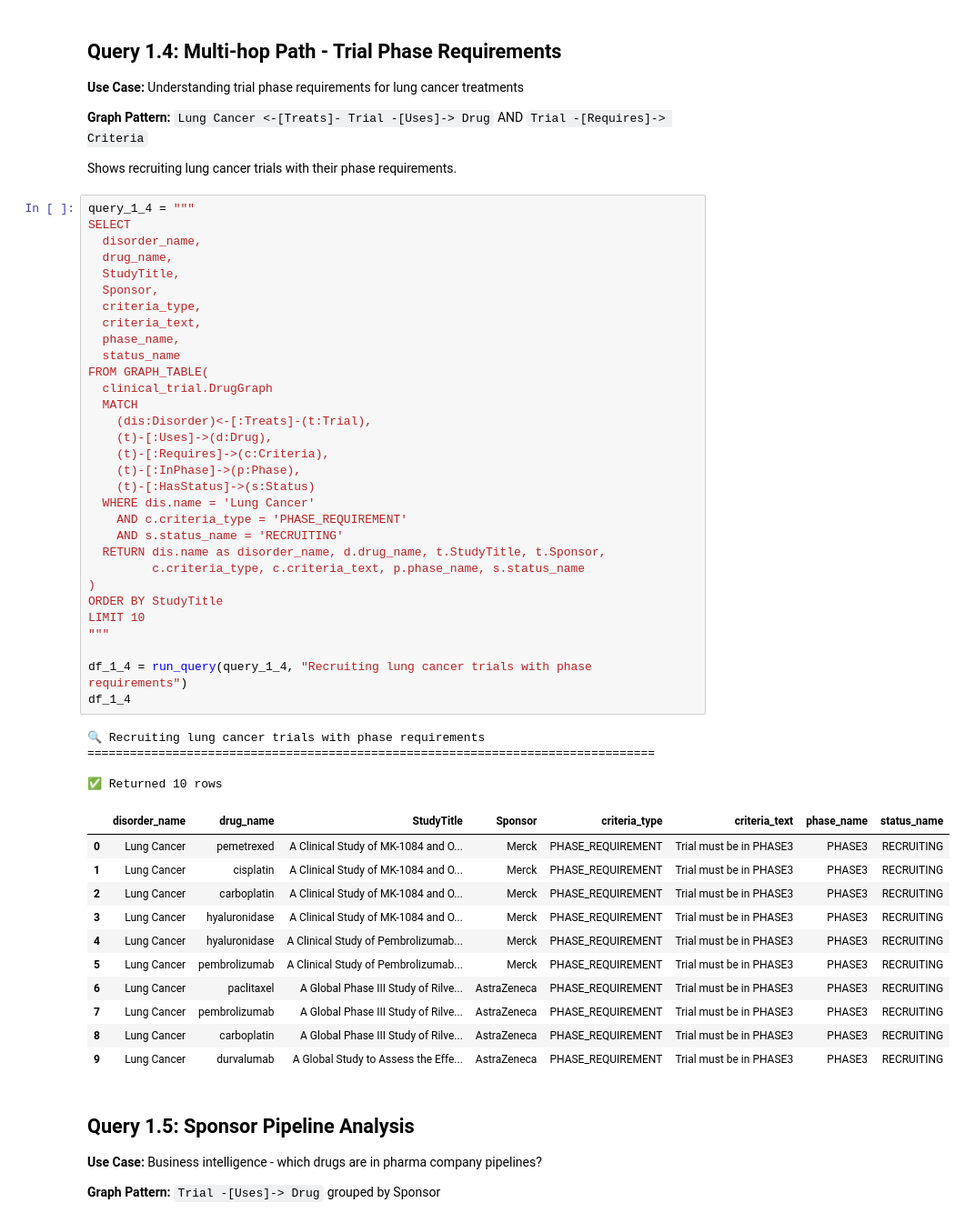
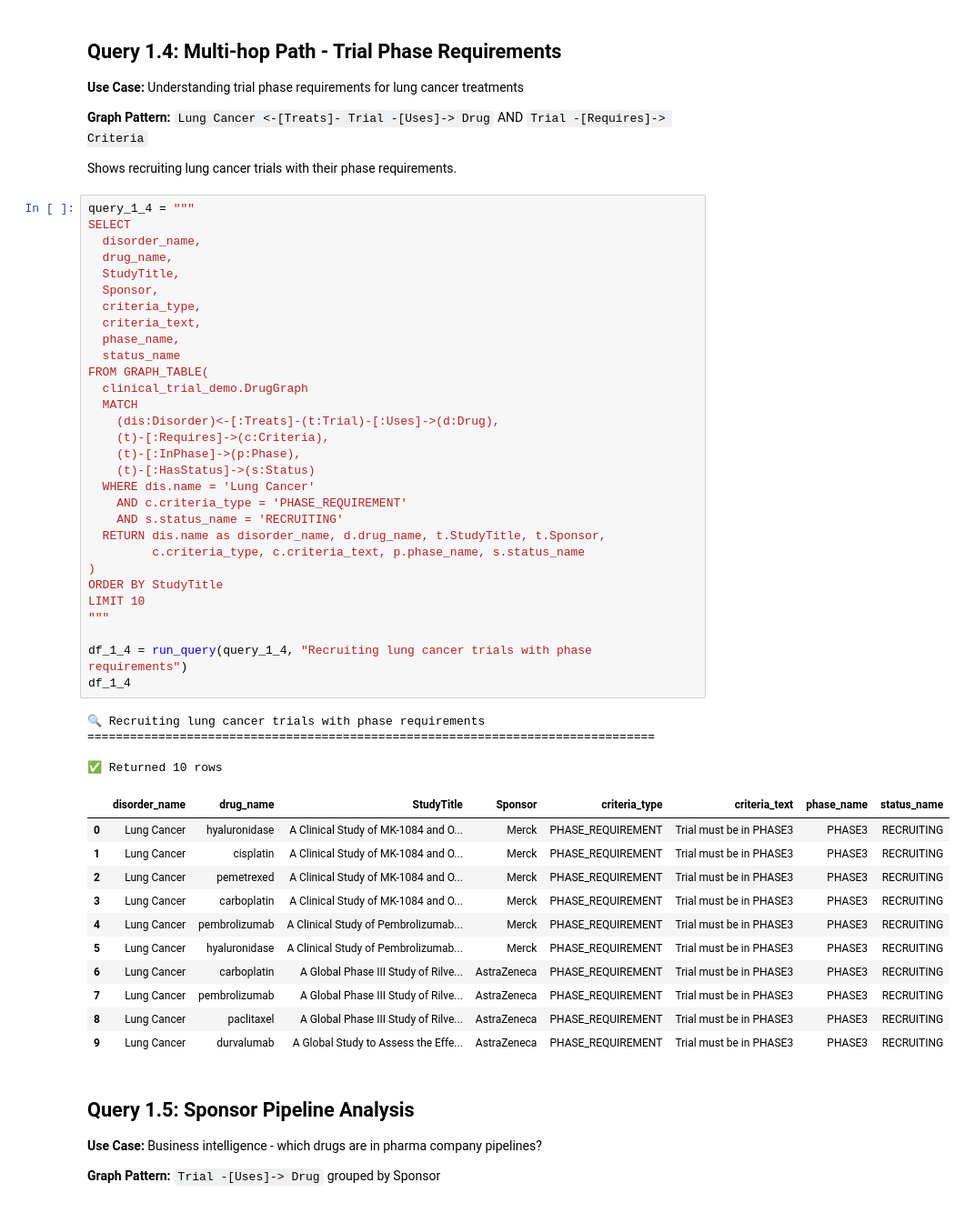
Before and after one commit to GoogleCloudPlatform/document-analytics-on-bigquery, a Jupyter notebook: notebooks/clinical_trials_graph_demo (1).ipynb, the cells around one changed output. Shown at 91% size. Saved outputs shown, nothing was run; the diff lists cells and outputs as text.

```diff
--- a/notebooks/clinical_trials_graph_demo (1).ipynb
+++ b/notebooks/clinical_trials_graph_demo (1).ipynb
@@ -224,45 +263,44 @@ SELECT
   drug_name,
   StudyTitle,
   Sponsor,
   criteria_type,
   criteria_text,
   phase_name,
   status_name
 FROM GRAPH_TABLE(
-  clinical_trial.DrugGraph
+  clinical_trial_demo.DrugGraph
   MATCH
-    (dis:Disorder)<-[:Treats]-(t:Trial),
-    (t)-[:Uses]->(d:Drug),
+    (dis:Disorder)<-[:Treats]-(t:Trial)-[:Uses]->(d:Drug),
     (t)-[:Requires]->(c:Criteria),
     (t)-[:InPhase]->(p:Phase),
     (t)-[:HasStatus]->(s:Status)
   WHERE dis.name = 'Lung Cancer'
     AND c.criteria_type = 'PHASE_REQUIREMENT'
     AND s.status_name = 'RECRUITING'
   RETURN dis.name as disorder_name, d.drug_name, t.StudyTitle, t.Sponsor,
          c.criteria_type, c.criteria_text, p.phase_name, s.status_name
 )
 ORDER BY StudyTitle
 LIMIT 10
 """
 
 df_1_4 = run_query(query_1_4, "Recruiting lung cancer trials with phase requirements")
 df_1_4
 # %% [output]
 🔍 Recruiting lung cancer trials with phase requirements
 ================================================================================
 
 ✅ Returned 10 rows
 |  | disorder_name | drug_name | StudyTitle | Sponsor | criteria_type | criteria_text | phase_name | status_name |
-| 0 | Lung Cancer | pemetrexed | A Clinical Study of MK-1084 and O... | Merck | PHASE_REQUIREMENT | Trial must be in PHASE3 | PHASE3 | RECRUITING |
+| 0 | Lung Cancer | hyaluronidase | A Clinical Study of MK-1084 and O... | Merck | PHASE_REQUIREMENT | Trial must be in PHASE3 | PHASE3 | RECRUITING |
 | 1 | Lung Cancer | cisplatin | A Clinical Study of MK-1084 and O... | Merck | PHASE_REQUIREMENT | Trial must be in PHASE3 | PHASE3 | RECRUITING |
-| 2 | Lung Cancer | carboplatin | A Clinical Study of MK-1084 and O... | Merck | PHASE_REQUIREMENT | Trial must be in PHASE3 | PHASE3 | RECRUITING |
-| 3 | Lung Cancer | hyaluronidase | A Clinical Study of MK-1084 and O... | Merck | PHASE_REQUIREMENT | Trial must be in PHASE3 | PHASE3 | RECRUITING |
-| 4 | Lung Cancer | hyaluronidase | A Clinical Study of Pembrolizumab... | Merck | PHASE_REQUIREMENT | Trial must be in PHASE3 | PHASE3 | RECRUITING |
-| 5 | Lung Cancer | pembrolizumab | A Clinical Study of Pembrolizumab... | Merck | PHASE_REQUIREMENT | Trial must be in PHASE3 | PHASE3 | RECRUITING |
-| 6 | Lung Cancer | paclitaxel | A Global Phase III Study of Rilve... | AstraZeneca | PHASE_REQUIREMENT | Trial must be in PHASE3 | PHASE3 | RECRUITING |
+| 2 | Lung Cancer | pemetrexed | A Clinical Study of MK-1084 and O... | Merck | PHASE_REQUIREMENT | Trial must be in PHASE3 | PHASE3 | RECRUITING |
+| 3 | Lung Cancer | carboplatin | A Clinical Study of MK-1084 and O... | Merck | PHASE_REQUIREMENT | Trial must be in PHASE3 | PHASE3 | RECRUITING |
+| 4 | Lung Cancer | pembrolizumab | A Clinical Study of Pembrolizumab... | Merck | PHASE_REQUIREMENT | Trial must be in PHASE3 | PHASE3 | RECRUITING |
+| 5 | Lung Cancer | hyaluronidase | A Clinical Study of Pembrolizumab... | Merck | PHASE_REQUIREMENT | Trial must be in PHASE3 | PHASE3 | RECRUITING |
+| 6 | Lung Cancer | carboplatin | A Global Phase III Study of Rilve... | AstraZeneca | PHASE_REQUIREMENT | Trial must be in PHASE3 | PHASE3 | RECRUITING |
 | 7 | Lung Cancer | pembrolizumab | A Global Phase III Study of Rilve... | AstraZeneca | PHASE_REQUIREMENT | Trial must be in PHASE3 | PHASE3 | RECRUITING |
-| 8 | Lung Cancer | carboplatin | A Global Phase III Study of Rilve... | AstraZeneca | PHASE_REQUIREMENT | Trial must be in PHASE3 | PHASE3 | RECRUITING |
+| 8 | Lung Cancer | paclitaxel | A Global Phase III Study of Rilve... | AstraZeneca | PHASE_REQUIREMENT | Trial must be in PHASE3 | PHASE3 | RECRUITING |
 | 9 | Lung Cancer | durvalumab | A Global Study to Assess the Effe... | AstraZeneca | PHASE_REQUIREMENT | Trial must be in PHASE3 | PHASE3 | RECRUITING |
 # %% [markdown]
 ## Query 1.5: Sponsor Pipeline Analysis
```
Also changed, not shown: parts of 18 cells of this notebook, 35 other files.
